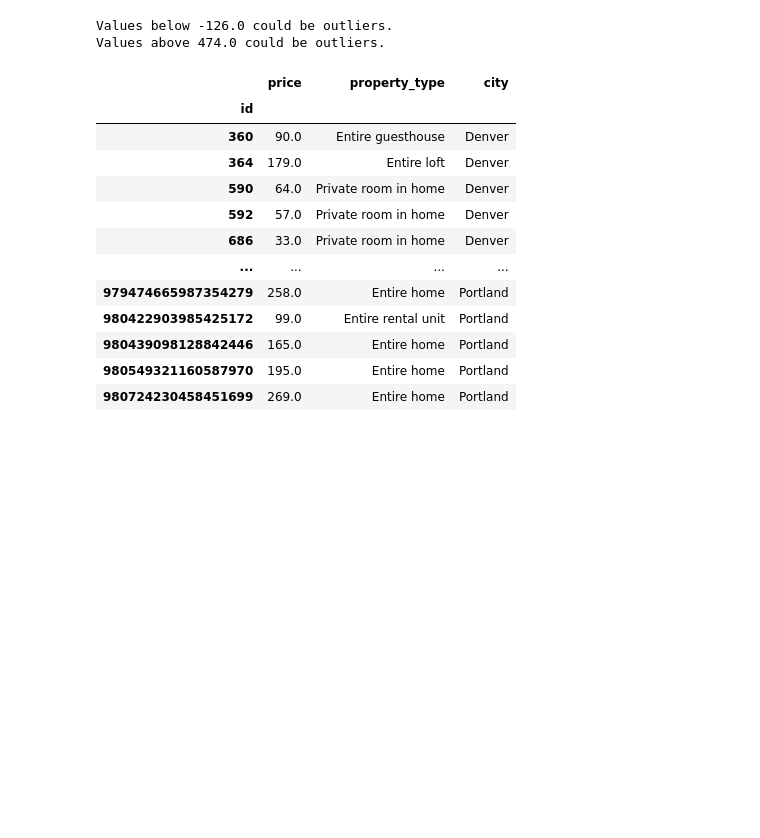
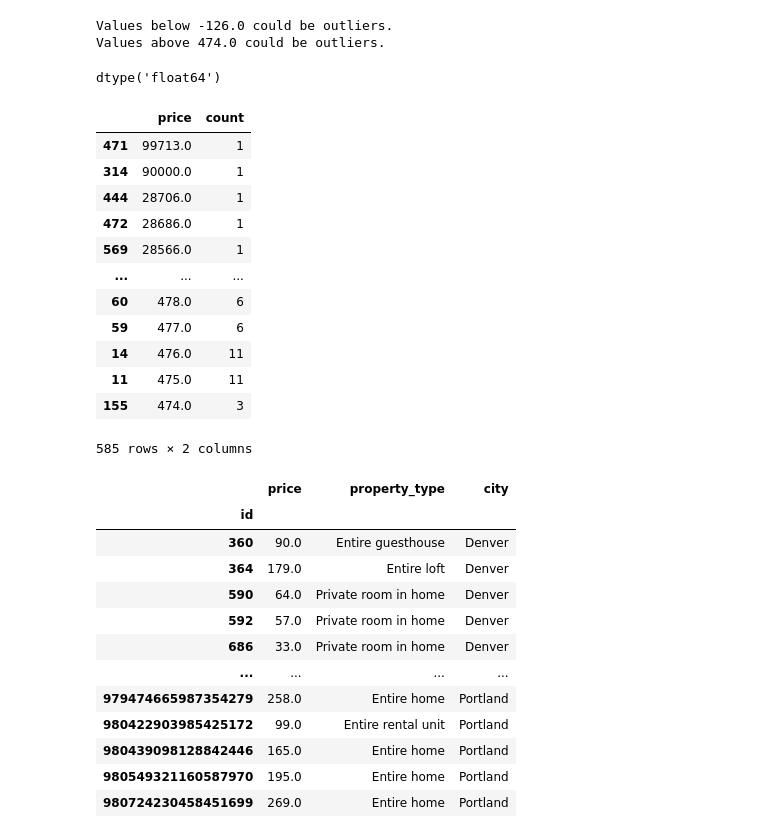
Before and after one commit to bmckimmy/Panda-o-rama, a Jupyter notebook: MM_files/mm_price_prop_type.ipynb, the cells around one changed output. Cells and saved outputs as stored; diff of their text form; code cells hidden in the pictures; blank space fills up the shorter version.

```diff
--- a/MM_files/mm_price_prop_type.ipynb
+++ b/MM_files/mm_price_prop_type.ipynb
@@ -82,10 +88,34 @@ print(f"Values above {upper_bound} could be outliers.")
 # %% [output]
 Values below -126.0 could be outliers.
 Values above 474.0 could be outliers.
+# %%
+# Verify that upper bound is a number data type.
+upper_bound.dtype
+# %% [output]
+dtype('float64')
 # %%
-# look at over 474 prices
+# look at over 474 prices, sorted in descending order by price.
+# Know that 474 is the outlier boundary, but want to see the data
 
-# over_474_df = prop_df.loc[prop_df['price'] >= 474]
-# over_474_df.to_csv('over_474.csv')
-# over_474_df
+over_474_df = prop_df.loc[prop_df['price'] >= upper_bound]
+over_474_df.to_csv('over_474.csv')
+price_counts = over_474_df['price'].value_counts()
+price_counts_df = price_counts.reset_index()
+price_counts_df.columns = ['price', 'count']
+price_counts_df = price_counts_df.sort_values('price', ascending=False)
+price_counts_df
+# %% [output]
+|  | price | count |
+| 471 | 99713.0 | 1 |
+| 314 | 90000.0 | 1 |
+| 444 | 28706.0 | 1 |
+| 472 | 28686.0 | 1 |
+| 569 | 28566.0 | 1 |
+| ... | ... | ... |
+| 60 | 478.0 | 6 |
+| 59 | 477.0 | 6 |
+| 14 | 476.0 | 11 |
+| 11 | 475.0 | 11 |
+| 155 | 474.0 | 3 |
+585 rows × 2 columns
 # %%
```
Also changed, not shown: parts of 16 cells of this notebook, 4 other files.
